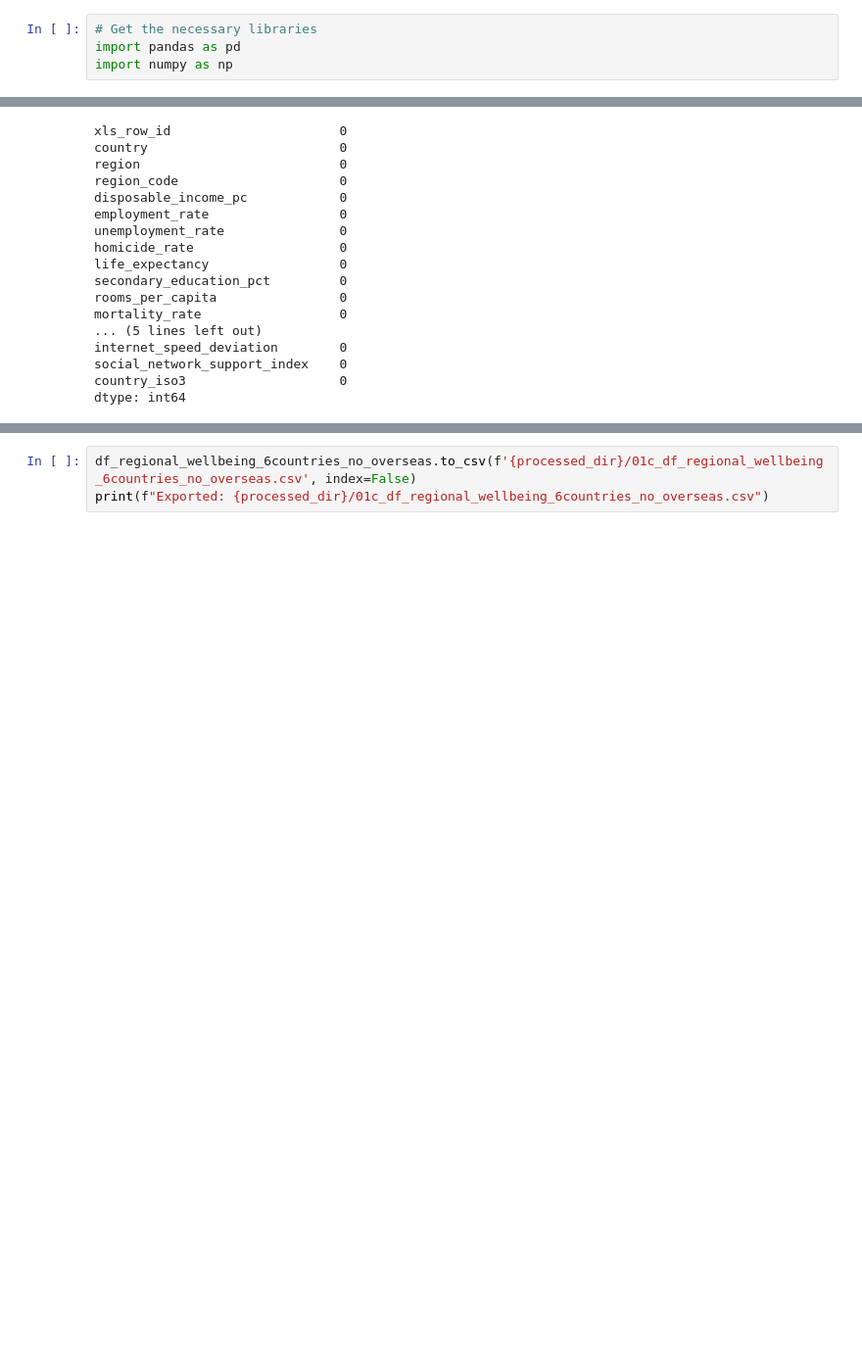
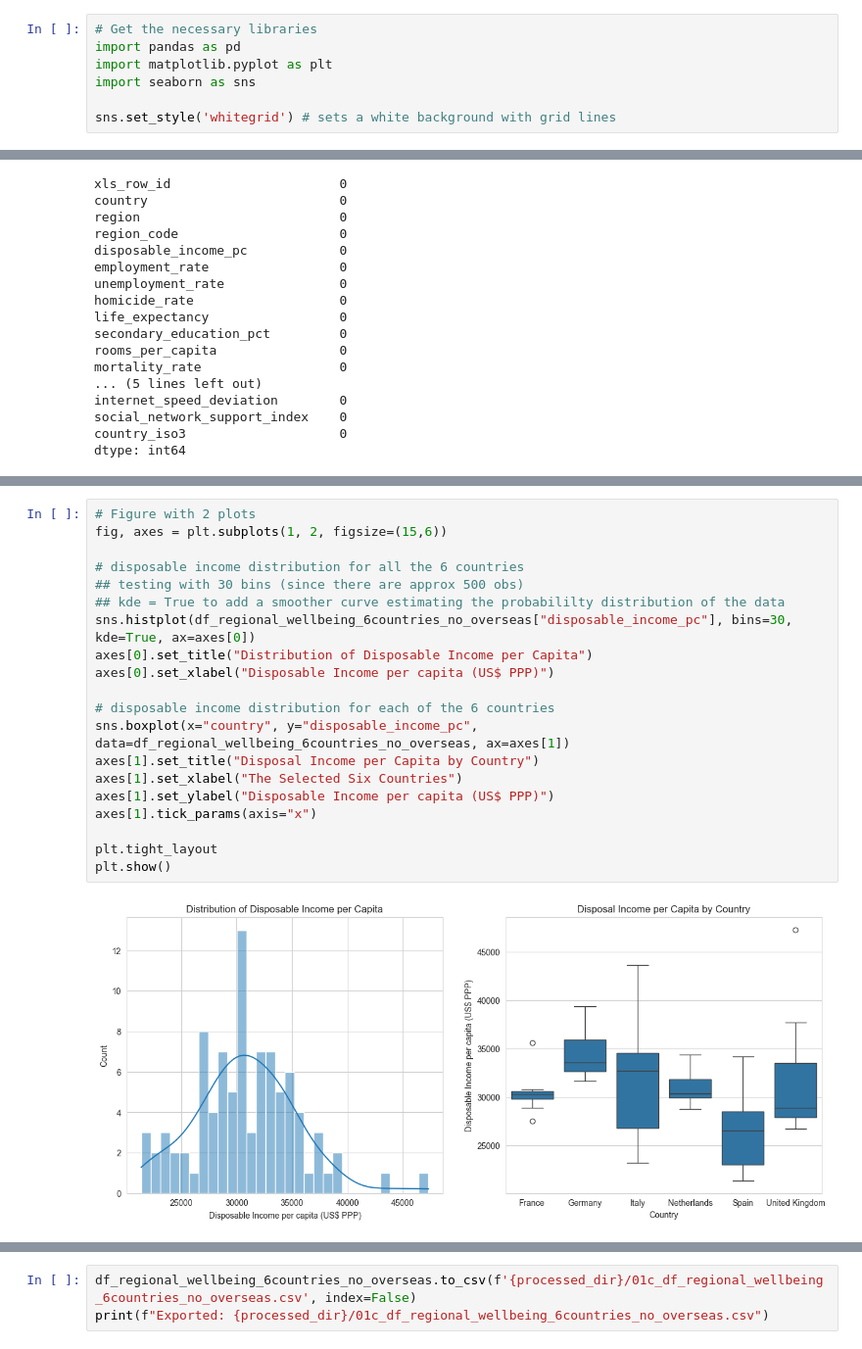
Before and after one commit to HaveTimeDrinkTea/Keeping_up_with_the_Joneses, a Jupyter notebook: jupyter_notebooks/01_ETL_EDA_WellBeing_Data.ipynb, the cells around one changed output, grey strips where cells are left out. Shown at 98% size. Cells and saved outputs as stored; diff of their text form; blank space fills up the shorter version.

Commit message:
Completed the EDA on income, life expectancy and life satisfaction.

```diff
--- a/jupyter_notebooks/01_ETL_EDA_WellBeing_Data.ipynb
+++ b/jupyter_notebooks/01_ETL_EDA_WellBeing_Data.ipynb
@@ -36,7 +36,10 @@ processed_dir = '../data/processed'
 # %%
 # Get the necessary libraries
 import pandas as pd
-import numpy as np
+import matplotlib.pyplot as plt
+import seaborn as sns
+
+sns.set_style('whitegrid') # sets a white background with grid lines
 # %% [markdown]
 ---
 # %% [markdown]
@@ -434,0 +445,22 @@ dtype: int64
+# %%
+# Figure with 2 plots
+fig, axes = plt.subplots(1, 2, figsize=(15,6))
+
+# disposable income distribution for all the 6 countries
+## testing with 30 bins (since there are approx 500 obs)
+## kde = True to add a smoother curve estimating the probabililty distribution of the data
+sns.histplot(df_regional_wellbeing_6countries_no_overseas["disposable_income_pc"], bins=30, kde=True, ax=axes[0])
+axes[0].set_title("Distribution of Disposable Income per Capita")
+axes[0].set_xlabel("Disposable Income per capita (US$ PPP)")
+
+# disposable income distribution for each of the 6 countries
+sns.boxplot(x="country", y="disposable_income_pc", data=df_regional_wellbeing_6countries_no_overseas, ax=axes[1])
+axes[1].set_title("Disposal Income per Capita by Country")
+axes[1].set_xlabel("The Selected Six Countries")
+axes[1].set_ylabel("Disposable Income per capita (US$ PPP)")
+axes[1].tick_params(axis="x")
+
+plt.tight_layout
+plt.show()
+# %% [output]
+[figure, added]
```
Also changed, not shown: parts of 16 cells of this notebook, 1 other file.
